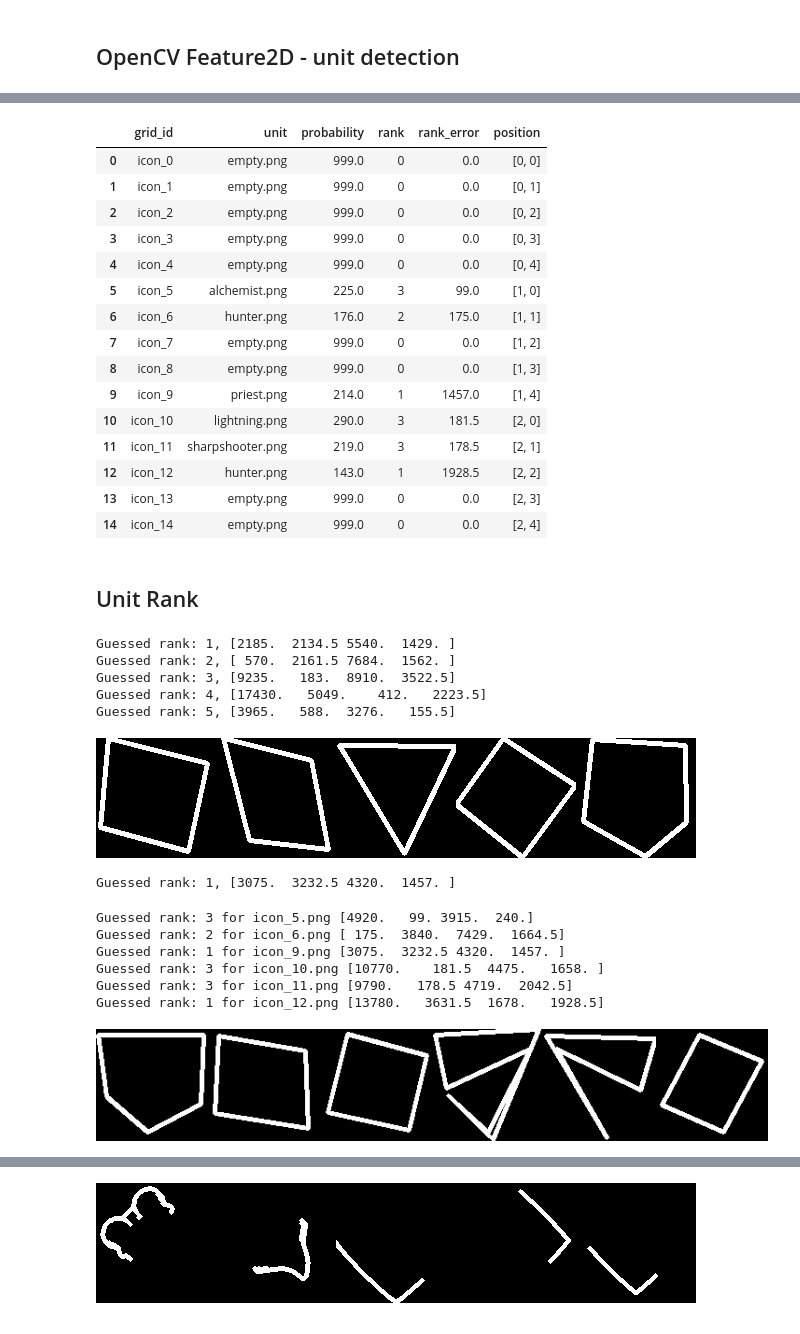
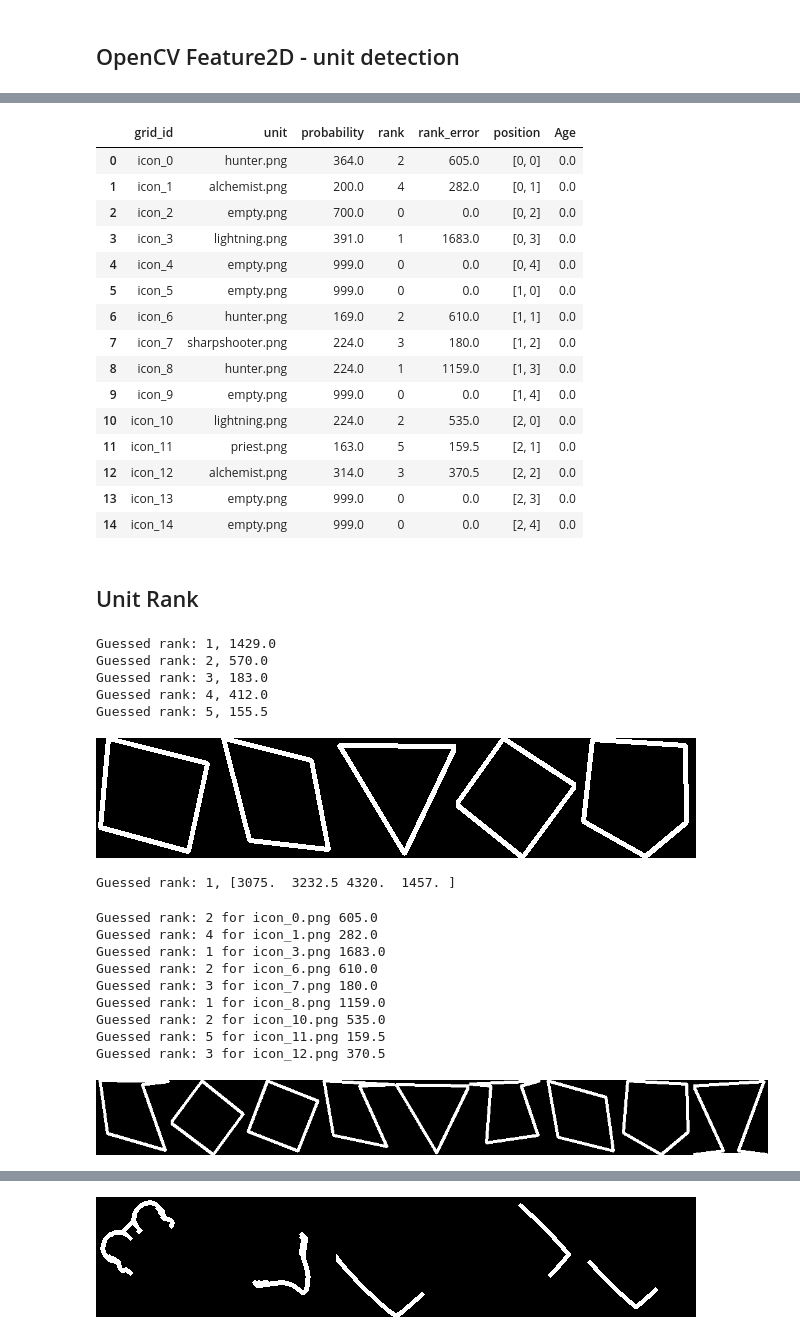
Before and after one commit to AxelBjork/Rush-Royale-Bot, a Jupyter notebook: recognize.ipynb, the cells around one changed output, grey strips where cells are left out. Drawn from its saved outputs; the diff is of its cells as text; code cells hidden in the pictures.

```diff
--- a/recognize.ipynb
+++ b/recognize.ipynb
@@ -146,29 +87,24 @@ unit_df
 # %%
-names=bot.scan_grid()
+names=bot.scan_grid(new=False)
 grid_df=bot_perception.grid_status(names)
 display(grid_df)
-
-# Non empty names
-#curr_units_df=grid_df[grid_df['unit']=='empty.png']
-#curr_units_df
-#live_units=list(curr_units_df['grid_id']+'.png')
 # %% [output]
-|  | grid_id | unit | probability | rank | rank_error | position |
-| 0 | icon_0 | empty.png | 999.0 | 0 | 0.0 | [0, 0] |
-| 1 | icon_1 | empty.png | 999.0 | 0 | 0.0 | [0, 1] |
-| 2 | icon_2 | empty.png | 999.0 | 0 | 0.0 | [0, 2] |
-| 3 | icon_3 | empty.png | 999.0 | 0 | 0.0 | [0, 3] |
-| 4 | icon_4 | empty.png | 999.0 | 0 | 0.0 | [0, 4] |
-| 5 | icon_5 | alchemist.png | 225.0 | 3 | 99.0 | [1, 0] |
-| 6 | icon_6 | hunter.png | 176.0 | 2 | 175.0 | [1, 1] |
-| 7 | icon_7 | empty.png | 999.0 | 0 | 0.0 | [1, 2] |
-| 8 | icon_8 | empty.png | 999.0 | 0 | 0.0 | [1, 3] |
-| 9 | icon_9 | priest.png | 214.0 | 1 | 1457.0 | [1, 4] |
-| 10 | icon_10 | lightning.png | 290.0 | 3 | 181.5 | [2, 0] |
-| 11 | icon_11 | sharpshooter.png | 219.0 | 3 | 178.5 | [2, 1] |
-| 12 | icon_12 | hunter.png | 143.0 | 1 | 1928.5 | [2, 2] |
-| 13 | icon_13 | empty.png | 999.0 | 0 | 0.0 | [2, 3] |
-| 14 | icon_14 | empty.png | 999.0 | 0 | 0.0 | [2, 4] |
+|  | grid_id | unit | probability | rank | rank_error | position | Age |
+| 0 | icon_0 | hunter.png | 364.0 | 2 | 605.0 | [0, 0] | 0.0 |
+| 1 | icon_1 | alchemist.png | 200.0 | 4 | 282.0 | [0, 1] | 0.0 |
+| 2 | icon_2 | empty.png | 700.0 | 0 | 0.0 | [0, 2] | 0.0 |
+| 3 | icon_3 | lightning.png | 391.0 | 1 | 1683.0 | [0, 3] | 0.0 |
+| 4 | icon_4 | empty.png | 999.0 | 0 | 0.0 | [0, 4] | 0.0 |
+| 5 | icon_5 | empty.png | 999.0 | 0 | 0.0 | [1, 0] | 0.0 |
+| 6 | icon_6 | hunter.png | 169.0 | 2 | 610.0 | [1, 1] | 0.0 |
+| 7 | icon_7 | sharpshooter.png | 224.0 | 3 | 180.0 | [1, 2] | 0.0 |
+| 8 | icon_8 | hunter.png | 224.0 | 1 | 1159.0 | [1, 3] | 0.0 |
+| 9 | icon_9 | empty.png | 999.0 | 0 | 0.0 | [1, 4] | 0.0 |
+| 10 | icon_10 | lightning.png | 224.0 | 2 | 535.0 | [2, 0] | 0.0 |
+| 11 | icon_11 | priest.png | 163.0 | 5 | 159.5 | [2, 1] | 0.0 |
+| 12 | icon_12 | alchemist.png | 314.0 | 3 | 370.5 | [2, 2] | 0.0 |
+| 13 | icon_13 | empty.png | 999.0 | 0 | 0.0 | [2, 3] | 0.0 |
+| 14 | icon_14 | empty.png | 999.0 | 0 | 0.0 | [2, 4] | 0.0 |
 # %% [markdown]
 ## Unit Rank
 # %%
@@ -221,19 +157,19 @@ def get_poly(file_name,i=4,shape=(120, 120),debug=False):
 contour=[]
 for target in os.listdir("unit_rank"):
     target=f'unit_rank/{target}'
-    cnts=get_poly(target)
-    rank_guess,match_errors = bot_core.match_rank(cnts) # Rank 3, check first if rank 5 is better match, then rank 3
+    cnts=bot_perception.get_poly(target)
+    rank_guess,match_errors = bot_perception.match_rank(target) # Rank 3, check first if rank 5 is better match, then rank 3
     print(f'Guessed rank: {rank_guess},', match_errors)
     contour.append(cnts)
 
 figs=[show_contour(polygon) for polygon in contour]
 display(Image.fromarray(np.hstack(figs)))
 # %% [output]
-Guessed rank: 1, [2185.  2134.5 5540.  1429. ]
-Guessed rank: 2, [ 570.  2161.5 7684.  1562. ]
-Guessed rank: 3, [9235.   183.  8910.  3522.5]
-Guessed rank: 4, [17430.   5049.    412.   2223.5]
-Guessed rank: 5, [3965.   588.  3276.   155.5]
+Guessed rank: 1, 1429.0
+Guessed rank: 2, 570.0
+Guessed rank: 3, 183.0
+Guessed rank: 4, 412.0
+Guessed rank: 5, 155.5
 [figure]
 # %%
 rank_guess,match_errors =bot_perception.match_rank('OCR_inputs/icon_9.png')
@@ -243,39 +179,42 @@ Guessed rank: 1, [3075.  3232.5 4320.  1457. ]
 # %%
 def unit_rank(filename):
     cnts=get_poly(filename)
     rank_guess,match_errors = bot_core.match_rank(cnts) # Rank 3, check first if rank 5 is better match, then rank 3
     fig=bot_core.show_contour(cnts)
     display(Image.fromarray(fig))
     print(f'Guessed rank: {rank_guess},', match_errors)
 
 # Scan grid
 names=bot.scan_grid()
-grid_df=bot_core.grid_status(names)
+grid_df=bot_perception.grid_status(names)
 # Non empty names
 curr_units_df=grid_df[grid_df['unit']!='empty.png'].reset_index(drop=True)
 live_units=list(curr_units_df['grid_id']+'.png')
 contour=[]
 guesses=[]
 for row in curr_units_df.iterrows():
     target = row[1]['grid_id']+'.png'
     unit = row[1]['unit']
     filename=f'OCR_inputs/{target}'
     cnts=get_poly(filename)
-    rank_guess,match_errors = bot_core.match_rank(cnts) # Rank 3, check first if rank 5 is better match, then rank 3
+    rank_guess,match_errors = bot_perception.match_rank(filename) # Rank 3, check first if rank 5 is better match, then rank 3
     print(f'Guessed rank: {rank_guess} for {target}', match_errors)
     contour.append(cnts)
     guesses.append(rank_guess)
 
 figs=[show_contour(polygon) for polygon in contour]
 display(Image.fromarray(np.hstack(figs)))
 
 # failed: 4 and 12 both marked 2 instead of 1
 # %% [output]
-Guessed rank: 3 for icon_5.png [4920.   99. 3915.  240.]
-Guessed rank: 2 for icon_6.png [ 175.  3840.  7429.  1664.5]
-Guessed rank: 1 for icon_9.png [3075.  3232.5 4320.  1457. ]
-Guessed rank: 3 for icon_10.png [10770.    181.5  4475.   1658. ]
-Guessed rank: 3 for icon_11.png [9790.   178.5 4719.  2042.5]
-Guessed rank: 1 for icon_12.png [13780.   3631.5  1678.   1928.5]
+Guessed rank: 2 for icon_0.png 605.0
+Guessed rank: 4 for icon_1.png 282.0
+Guessed rank: 1 for icon_3.png 1683.0
+Guessed rank: 2 for icon_6.png 610.0
+Guessed rank: 3 for icon_7.png 180.0
+Guessed rank: 1 for icon_8.png 1159.0
+Guessed rank: 2 for icon_10.png 535.0
+Guessed rank: 5 for icon_11.png 159.5
+Guessed rank: 3 for icon_12.png 370.5
-[figure, old version]
+[figure, new version]
 # %%
```
Also changed, not shown: parts of 6 cells of this notebook, 22 other files.
